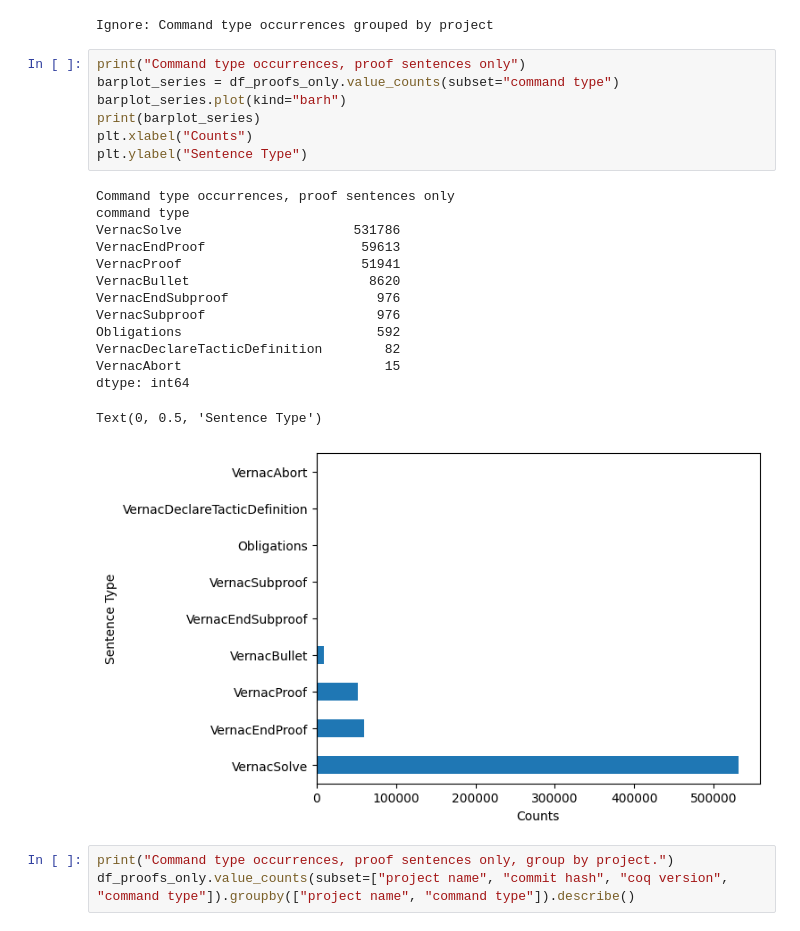
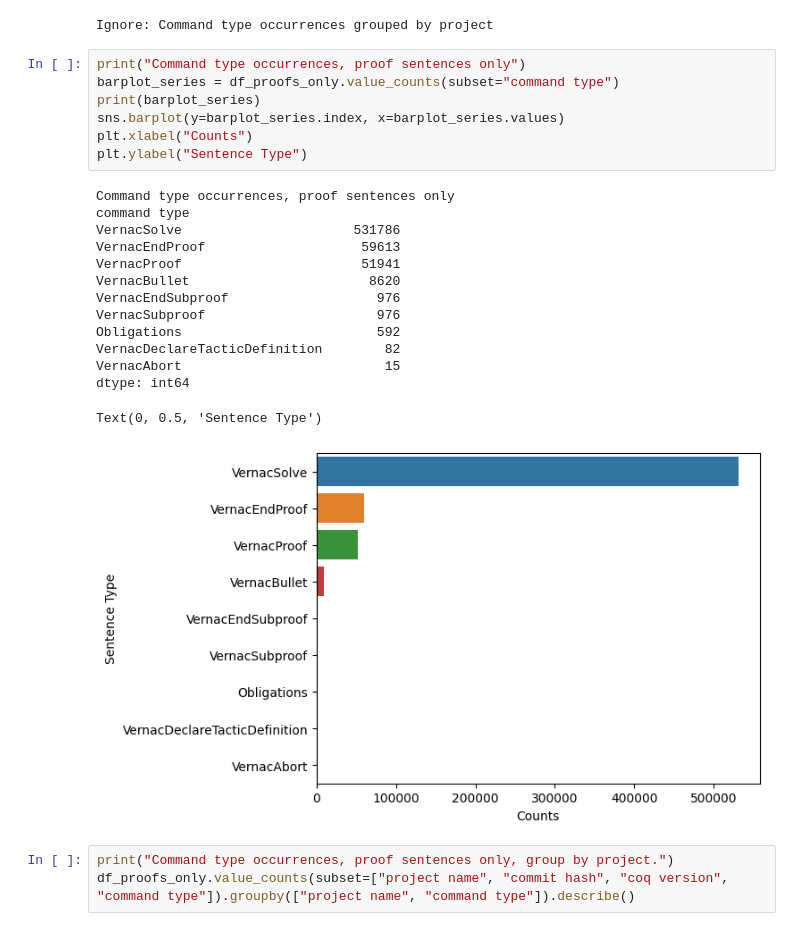
Before and after one commit to Radiance-Technologies/prism, a Jupyter notebook: scripts/data/analyze_cache_df.ipynb, the cells around one changed output. Saved outputs shown, nothing was run; the diff lists cells and outputs as text.

```diff
--- a/scripts/data/analyze_cache_df.ipynb
+++ b/scripts/data/analyze_cache_df.ipynb
@@ -164,25 +165,25 @@ Ignore: Command type occurrences grouped by project
 # %%
 print("Command type occurrences, proof sentences only")
 barplot_series = df_proofs_only.value_counts(subset="command type")
-barplot_series.plot(kind="barh")
 print(barplot_series)
+sns.barplot(y=barplot_series.index, x=barplot_series.values)
 plt.xlabel("Counts")
 plt.ylabel("Sentence Type")
 # %% [output]
 Command type occurrences, proof sentences only
 command type
 VernacSolve                      531786
 VernacEndProof                    59613
 VernacProof                       51941
 VernacBullet                       8620
 VernacEndSubproof                   976
 VernacSubproof                      976
 Obligations                         592
 VernacDeclareTacticDefinition        82
 VernacAbort                          15
 dtype: int64
 Text(0, 0.5, 'Sentence Type')
-[figure, old version]
+[figure, new version]
 # %%
 print("Command type occurrences, proof sentences only, group by project.")
 df_proofs_only.value_counts(subset=["project name", "commit hash", "coq version", "command type"]).groupby(["project name", "command type"]).describe()
```
Also changed, not shown: parts of 2 cells of this notebook.
